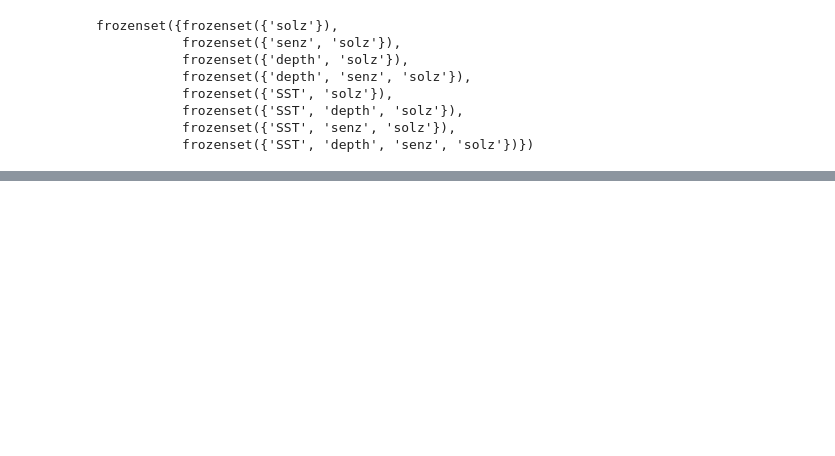
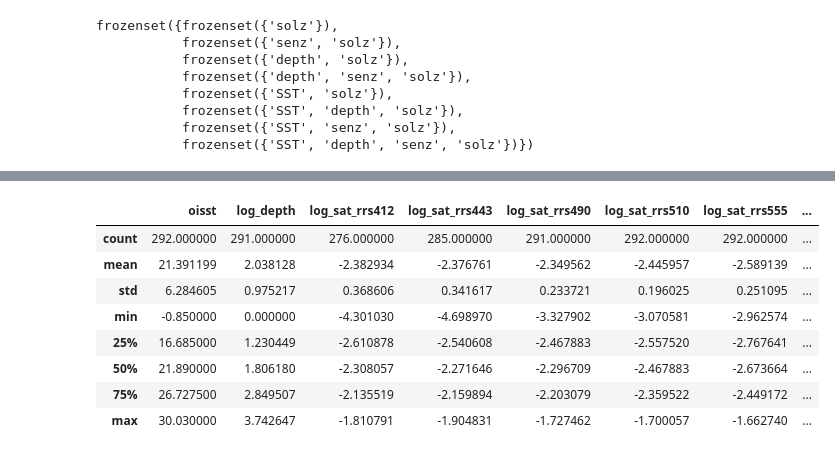
Before and after one commit to madHatter106/IOCS_BUSAN_2019, a Jupyter notebook: Exploration.ipynb, the cells around one changed output, grey strips where cells are left out. Saved outputs shown, nothing was run; the diff lists cells and outputs as text; code cells hidden in the pictures; blank space fills up the shorter version.

```diff
--- a/Exploration.ipynb
+++ b/Exploration.ipynb
@@ -185 +188,13 @@ df_s = (np.log10(df[cols_s]) - np.log10(df[cols_s].mean(axis=0))) / np.log10(df[
+# %%
+df_extr.describe()
+# %% [output]
+|  | oisst | log_depth | log_sat_rrs412 | log_sat_rrs443 | log_sat_rrs490 | log_sat_rrs510 | log_sat_rrs555 | ... |
+| count | 292.000000 | 291.000000 | 276.000000 | 285.000000 | 291.000000 | 292.000000 | 292.000000 | ... |
+| mean | 21.391199 | 2.038128 | -2.382934 | -2.376761 | -2.349562 | -2.445957 | -2.589139 | ... |
+| std | 6.284605 | 0.975217 | 0.368606 | 0.341617 | 0.233721 | 0.196025 | 0.251095 | ... |
+| min | -0.850000 | 0.000000 | -4.301030 | -4.698970 | -3.327902 | -3.070581 | -2.962574 | ... |
+| 25% | 16.685000 | 1.230449 | -2.610878 | -2.540608 | -2.467883 | -2.557520 | -2.767641 | ... |
+| 50% | 21.890000 | 1.806180 | -2.308057 | -2.271646 | -2.296709 | -2.467883 | -2.673664 | ... |
+| 75% | 26.727500 | 2.849507 | -2.135519 | -2.159894 | -2.203079 | -2.359522 | -2.449172 | ... |
+| max | 30.030000 | 3.742647 | -1.810791 | -1.904831 | -1.727462 | -1.700057 | -1.662740 | ... |
 # %%
```
Also changed, not shown: parts of 16 cells of this notebook.
